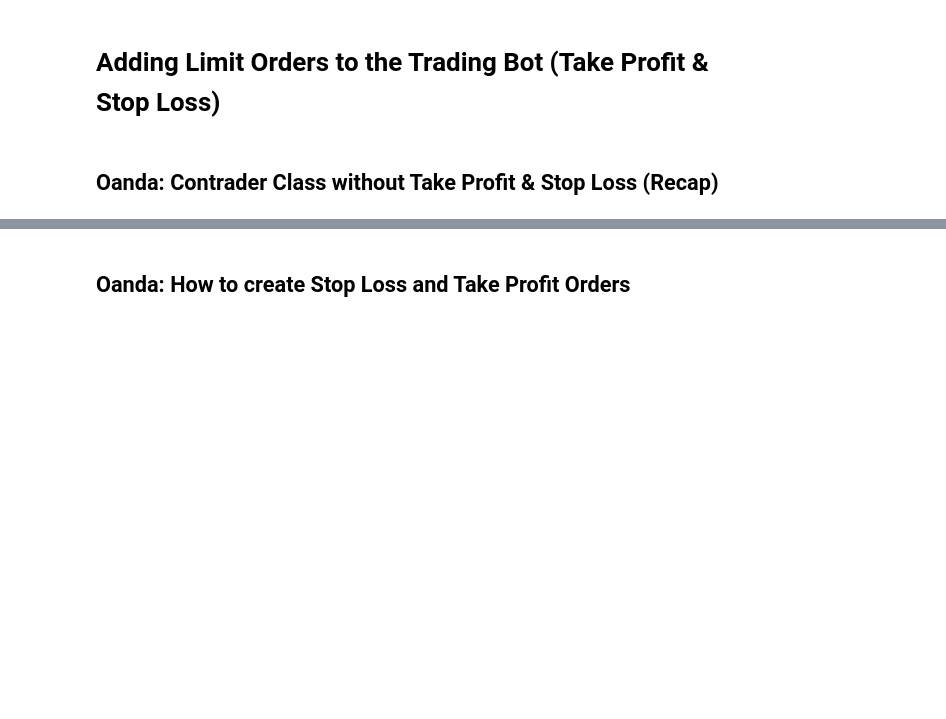
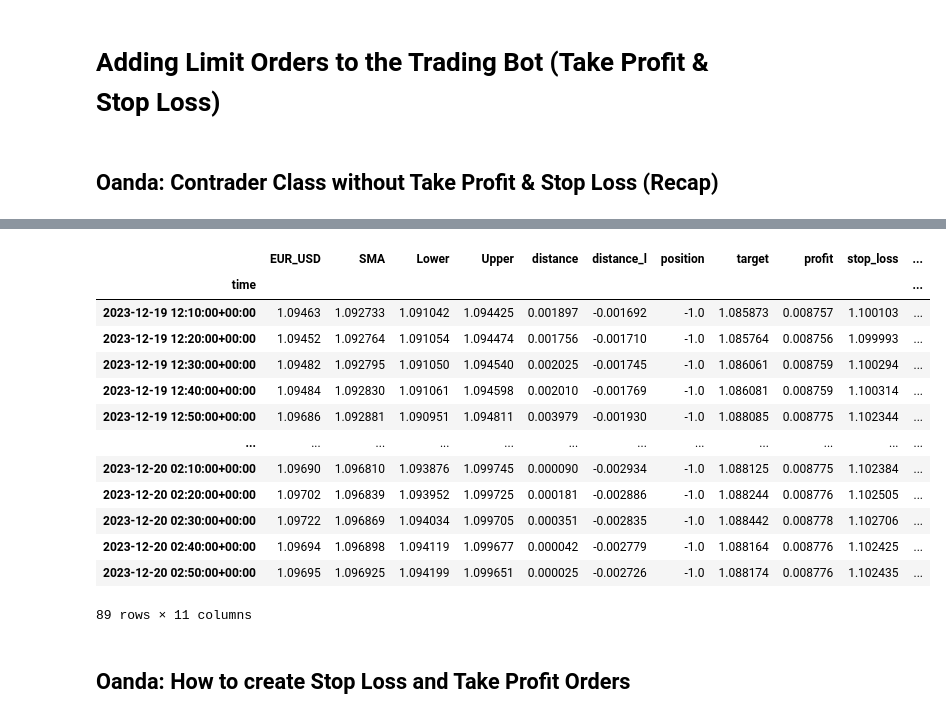
Before and after one commit to dshilman/algo-trading, a Jupyter notebook: trading/NB_05_Take_Profit_Stop_Loss.ipynb, the cells around one changed output, grey strips where cells are left out. Cells and saved outputs as stored; diff of their text form; code cells hidden in the pictures; blank space fills up the shorter version.

```diff
--- a/trading/NB_05_Take_Profit_Stop_Loss.ipynb
+++ b/trading/NB_05_Take_Profit_Stop_Loss.ipynb
@@ -136,3 +111,21 @@ new_df
+# %%
+new_df1 = new_df.loc[new_df['position'] != 0]
+new_df1
+# %% [output]
+|  | EUR_USD | SMA | Lower | Upper | distance | distance_l | position | target | profit | stop_loss | ... |
+| time |  |  |  |  |  |  |  |  |  |  | ... |
+| 2023-12-19 12:10:00+00:00 | 1.09463 | 1.092733 | 1.091042 | 1.094425 | 0.001897 | -0.001692 | -1.0 | 1.085873 | 0.008757 | 1.100103 | ... |
+| 2023-12-19 12:20:00+00:00 | 1.09452 | 1.092764 | 1.091054 | 1.094474 | 0.001756 | -0.001710 | -1.0 | 1.085764 | 0.008756 | 1.099993 | ... |
+| 2023-12-19 12:30:00+00:00 | 1.09482 | 1.092795 | 1.091050 | 1.094540 | 0.002025 | -0.001745 | -1.0 | 1.086061 | 0.008759 | 1.100294 | ... |
+| 2023-12-19 12:40:00+00:00 | 1.09484 | 1.092830 | 1.091061 | 1.094598 | 0.002010 | -0.001769 | -1.0 | 1.086081 | 0.008759 | 1.100314 | ... |
+| 2023-12-19 12:50:00+00:00 | 1.09686 | 1.092881 | 1.090951 | 1.094811 | 0.003979 | -0.001930 | -1.0 | 1.088085 | 0.008775 | 1.102344 | ... |
+| ... | ... | ... | ... | ... | ... | ... | ... | ... | ... | ... | ... |
+| 2023-12-20 02:10:00+00:00 | 1.09690 | 1.096810 | 1.093876 | 1.099745 | 0.000090 | -0.002934 | -1.0 | 1.088125 | 0.008775 | 1.102384 | ... |
+| 2023-12-20 02:20:00+00:00 | 1.09702 | 1.096839 | 1.093952 | 1.099725 | 0.000181 | -0.002886 | -1.0 | 1.088244 | 0.008776 | 1.102505 | ... |
+| 2023-12-20 02:30:00+00:00 | 1.09722 | 1.096869 | 1.094034 | 1.099705 | 0.000351 | -0.002835 | -1.0 | 1.088442 | 0.008778 | 1.102706 | ... |
+| 2023-12-20 02:40:00+00:00 | 1.09694 | 1.096898 | 1.094119 | 1.099677 | 0.000042 | -0.002779 | -1.0 | 1.088164 | 0.008776 | 1.102425 | ... |
+| 2023-12-20 02:50:00+00:00 | 1.09695 | 1.096925 | 1.094199 | 1.099651 | 0.000025 | -0.002726 | -1.0 | 1.088174 | 0.008776 | 1.102435 | ... |
+89 rows × 11 columns
 # %%
 recent_tick = pd.to_datetime('2023-12-18T19:53:59.394378503Z').to_pydatetime(warn=False).replace(tzinfo=None).replace(second=0, microsecond=0)
 recent_tick
```
Also changed, not shown: parts of 8 cells of this notebook, 2 other files.
